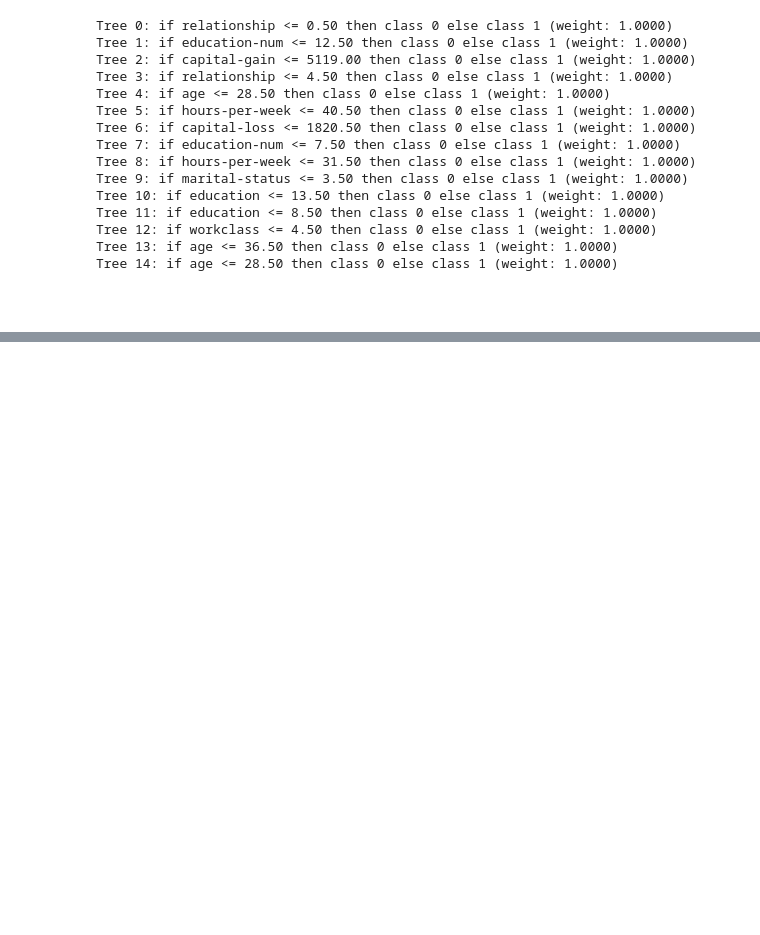
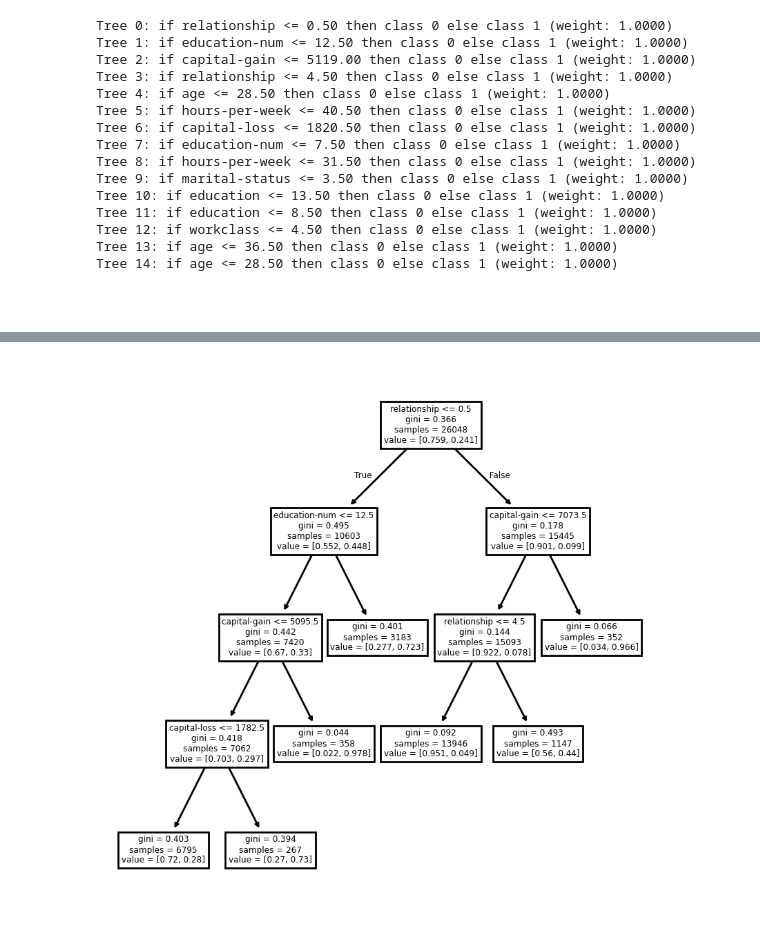
Before and after one commit to h0ngxuanli/AIPI590-XAI, a Jupyter notebook: assignment4/imodels.ipynb, the cells around one changed output, grey strips where cells are left out. Cells and saved outputs as stored; diff of their text form; code cells hidden in the pictures; blank space fills up the shorter version.

```diff
--- a/assignment4/imodels.ipynb
+++ b/assignment4/imodels.ipynb
@@ -329,0 +363,6 @@ Alternative visualization:
+# %%
+plt.figure(figsize=(5,5), dpi  = 200)
+plot_tree(dt.estimator_, feature_names=feat_names)
+plt.show()
+# %% [output]
+[figure, added]
```
Also changed, not shown: parts of 15 cells of this notebook, 2 other files.
